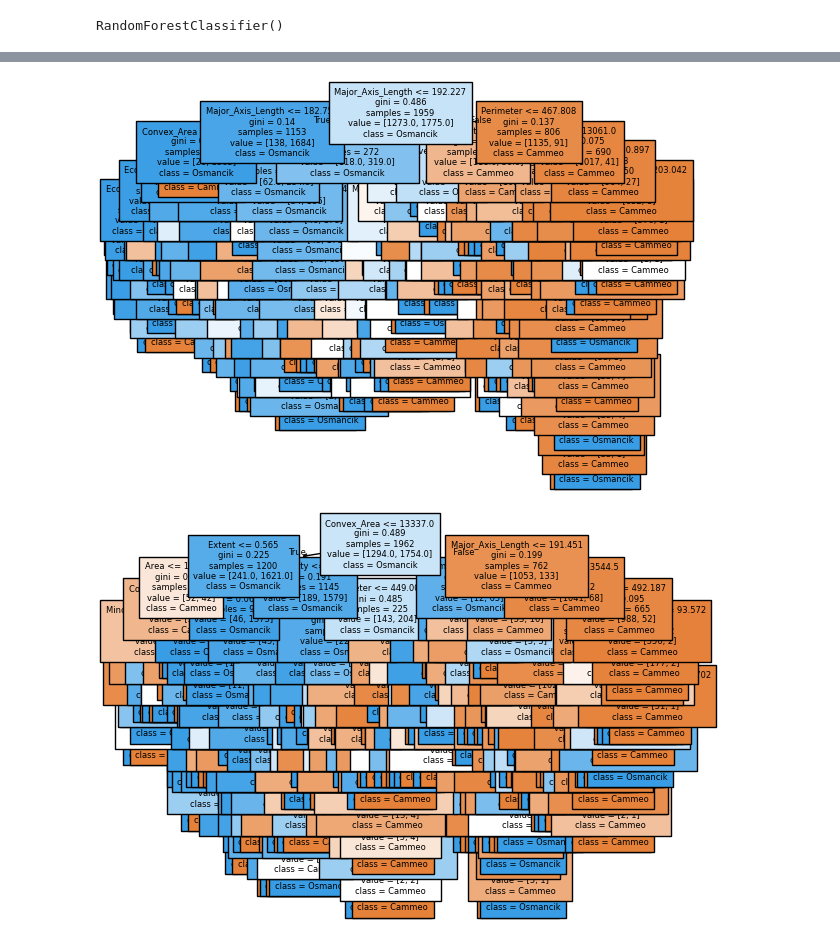
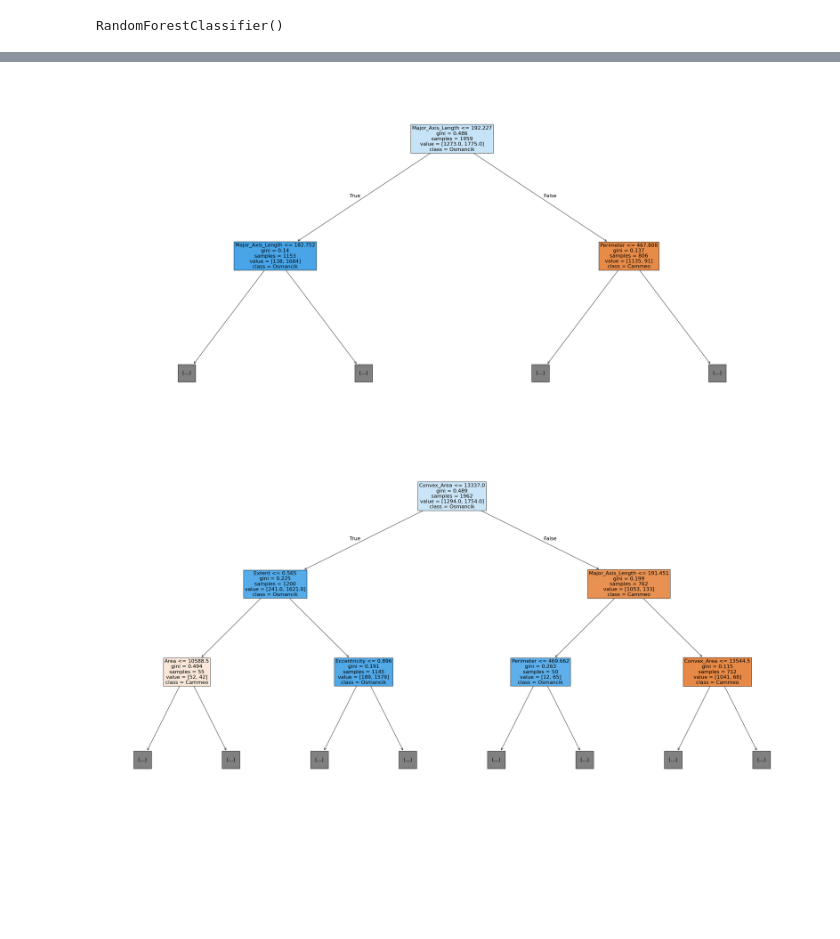
Before and after one commit to KelanMorgan0/4th-Year-Machine-Learning-Random-Forest, a Jupyter notebook: RandomForrest.ipynb, the cells around one changed output, grey strips where cells are left out. Saved outputs shown, nothing was run; the diff lists cells and outputs as text; code cells hidden in the pictures; blank space fills up the shorter version.

```diff
--- a/RandomForrest.ipynb
+++ b/RandomForrest.ipynb
@@ -121,11 +114,9 @@ F1-Score:   1.0
 # %%
-from sklearn.tree import plot_tree
-
-# Show decision tree
-
+# Show first 3 decision trees with more detail each time from random forest
 for i in range(3):
-    plot_tree(random_forest[i], filled=True, fontsize=6, class_names=['Cammeo', 'Osmancik'], feature_names=rice_data.columns)
+    plt.figure(figsize = (40,20))
+    plot_tree(random_forest[i], filled=True, max_depth= i+1, fontsize=16, class_names=['Cammeo', 'Osmancik'], feature_names=rice_data.columns)
     plt.show()
 # %% [output]
-[figure, old version]
+[figure, new version]
-[figure, old version]
+[figure, new version]
```
Also changed, not shown: parts of 7 cells of this notebook.
